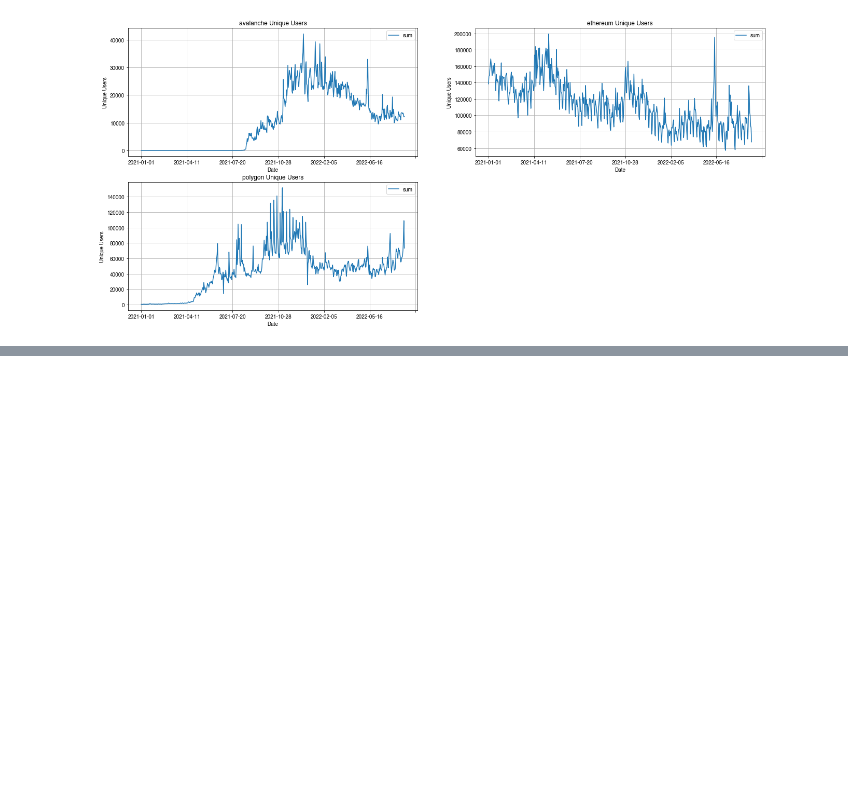
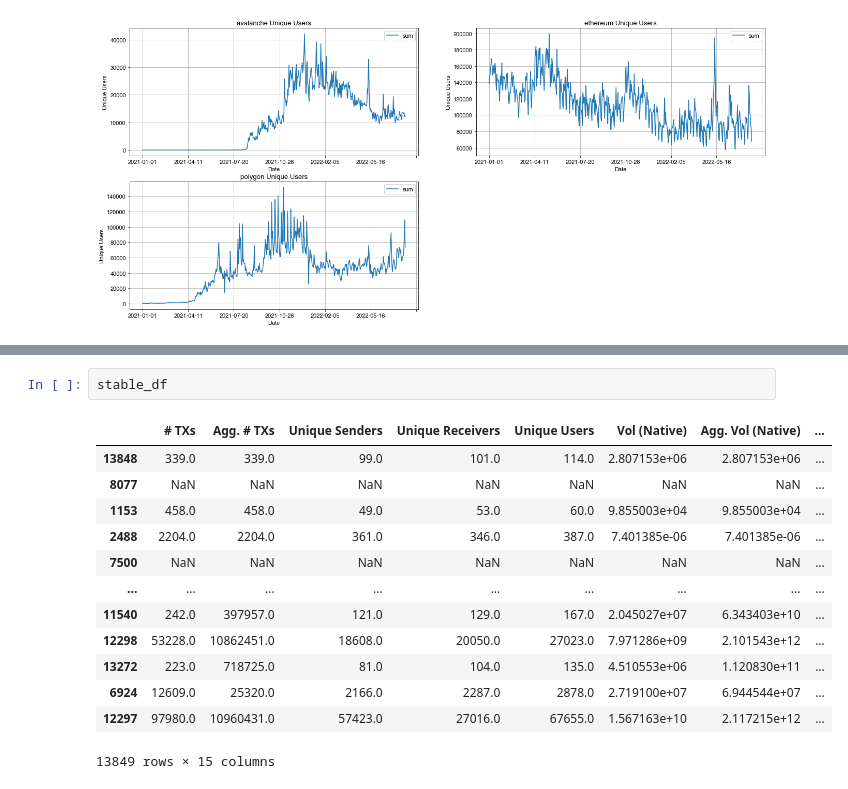
Before and after one commit to keroshanpillay/Stablecoin-Data-Project, a Jupyter notebook: Code/Historical_Analysis_V1.ipynb, the cells around one changed output, grey strips where cells are left out. Drawn from its saved outputs; the diff is of its cells as text; blank space fills up the shorter version.

```diff
--- a/Code/Historical_Analysis_V1.ipynb
+++ b/Code/Historical_Analysis_V1.ipynb
@@ -217,0 +232,16 @@ plot_agg_lending('dailyTotalRevenueUSD')
+# %%
+stable_df
+# %% [output]
+|  | # TXs | Agg. # TXs | Unique Senders | Unique Receivers | Unique Users | Vol (Native) | Agg. Vol (Native) | ... |
+| 13848 | 339.0 | 339.0 | 99.0 | 101.0 | 114.0 | 2.807153e+06 | 2.807153e+06 | ... |
+| 8077 | NaN | NaN | NaN | NaN | NaN | NaN | NaN | ... |
+| 1153 | 458.0 | 458.0 | 49.0 | 53.0 | 60.0 | 9.855003e+04 | 9.855003e+04 | ... |
+| 2488 | 2204.0 | 2204.0 | 361.0 | 346.0 | 387.0 | 7.401385e-06 | 7.401385e-06 | ... |
+| 7500 | NaN | NaN | NaN | NaN | NaN | NaN | NaN | ... |
+| ... | ... | ... | ... | ... | ... | ... | ... | ... |
+| 11540 | 242.0 | 397957.0 | 121.0 | 129.0 | 167.0 | 2.045027e+07 | 6.343403e+10 | ... |
+| 12298 | 53228.0 | 10862451.0 | 18608.0 | 20050.0 | 27023.0 | 7.971286e+09 | 2.101543e+12 | ... |
+| 13272 | 223.0 | 718725.0 | 81.0 | 104.0 | 135.0 | 4.510553e+06 | 1.120830e+11 | ... |
+| 6924 | 12609.0 | 25320.0 | 2166.0 | 2287.0 | 2878.0 | 2.719100e+07 | 6.944544e+07 | ... |
+| 12297 | 97980.0 | 10960431.0 | 57423.0 | 27016.0 | 67655.0 | 1.567163e+10 | 2.117215e+12 | ... |
+13849 rows × 15 columns
```
Also changed, not shown: parts of 32 cells of this notebook, 3 other files.
